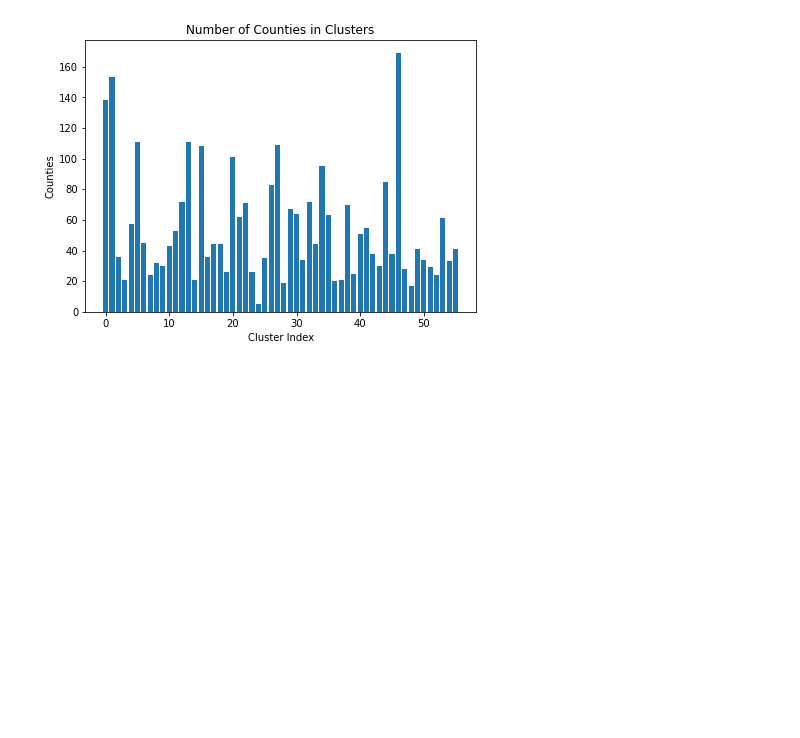
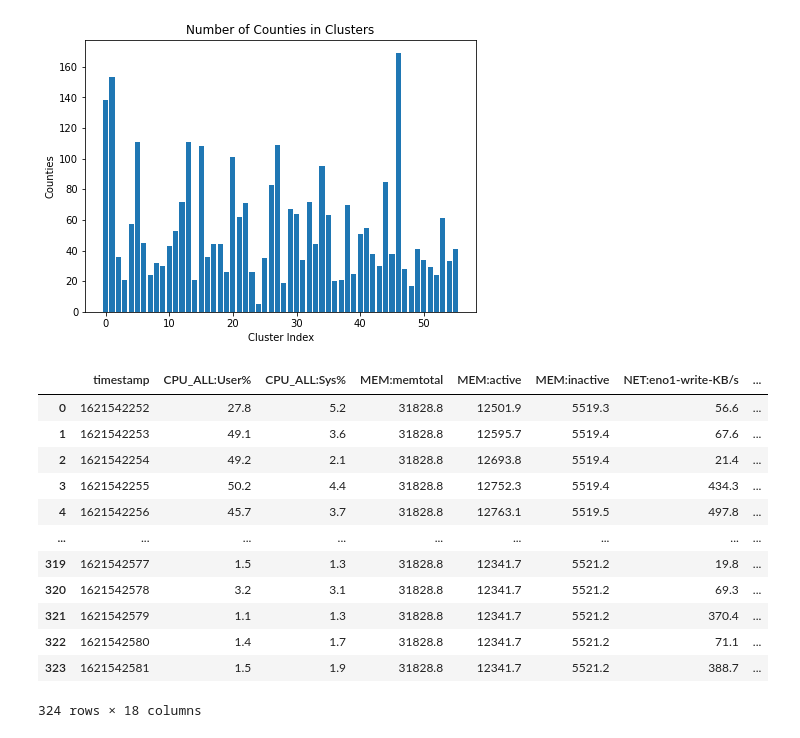
Before and after one commit to menuka94/transfer-learning, a Jupyter notebook: Job_Profiling.ipynb, the cells around one changed output. Cells and saved outputs as stored; diff of their text form; code cells hidden in the pictures; blank space fills up the shorter version.

```diff
--- a/Job_Profiling.ipynb
+++ b/Job_Profiling.ipynb
@@ -515,3 +515,23 @@ fig.savefig('experiment_data/lr_tl_observations.png',
            format='png',
            dpi=200,
            bbox_inches='tight')
+# %%
+dir_pref = "experiment_data/cluster_metrics/single_machine"
+no_tl_df = pd.read_csv(f"{dir_pref}/no_transfer_learning.csv", header=0)
+tl_df = pd.read_csv(f"{dir_pref}/transfer_learning.csv", header=0)
+
+tl_df
+# %% [output]
+|  | timestamp | CPU_ALL:User% | CPU_ALL:Sys% | MEM:memtotal | MEM:active | MEM:inactive | NET:eno1-write-KB/s | ... |
+| 0 | 1621542252 | 27.8 | 5.2 | 31828.8 | 12501.9 | 5519.3 | 56.6 | ... |
+| 1 | 1621542253 | 49.1 | 3.6 | 31828.8 | 12595.7 | 5519.4 | 67.6 | ... |
+| 2 | 1621542254 | 49.2 | 2.1 | 31828.8 | 12693.8 | 5519.4 | 21.4 | ... |
+| 3 | 1621542255 | 50.2 | 4.4 | 31828.8 | 12752.3 | 5519.4 | 434.3 | ... |
+| 4 | 1621542256 | 45.7 | 3.7 | 31828.8 | 12763.1 | 5519.5 | 497.8 | ... |
+| ... | ... | ... | ... | ... | ... | ... | ... | ... |
+| 319 | 1621542577 | 1.5 | 1.3 | 31828.8 | 12341.7 | 5521.2 | 19.8 | ... |
+| 320 | 1621542578 | 3.2 | 3.1 | 31828.8 | 12341.7 | 5521.2 | 69.3 | ... |
+| 321 | 1621542579 | 1.1 | 1.3 | 31828.8 | 12341.7 | 5521.2 | 370.4 | ... |
+| 322 | 1621542580 | 1.4 | 1.7 | 31828.8 | 12341.7 | 5521.2 | 71.1 | ... |
+| 323 | 1621542581 | 1.5 | 1.9 | 31828.8 | 12341.7 | 5521.2 | 388.7 | ... |
+324 rows × 18 columns
```
Also changed, not shown: parts of 2 cells of this notebook, 2 other files.
